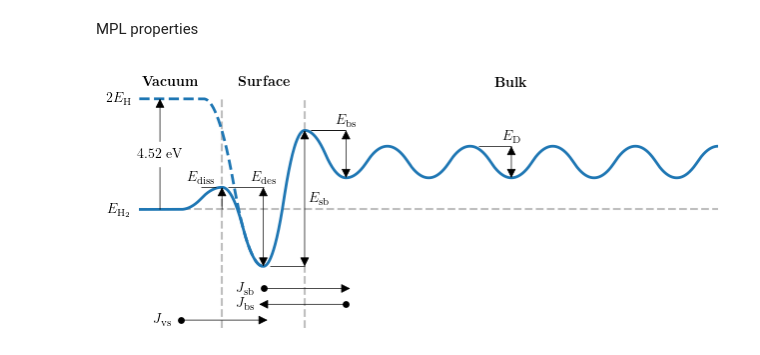
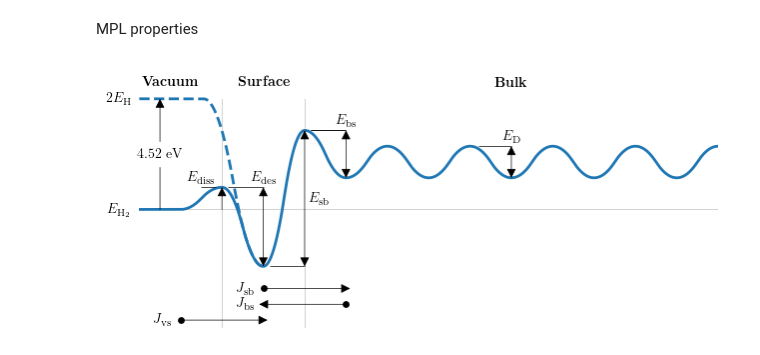
Before and after one commit to KulaginVladimir/FESTIM-SurfaceKinetics-Validation, a Jupyter notebook: Additional_figures/figures.ipynb, the cells around one changed output. Drawn from its saved outputs; the diff is of its cells as text; code cells hidden in the pictures.

Commit message:
changed dashed grey lines

```diff
--- a/Additional_figures/figures.ipynb
+++ b/Additional_figures/figures.ipynb
@@ -113,6 +113,17 @@ params = {
 plt.rcParams.update(params)
 
 mm2inch = 0.1 / 2.54
+
+font = {"color": "black", "fontsize": 10}
+text_kwargs = {"ha": "center", "va": "center"}
+
+arrowline_kwargs = {"ls": "solid", "color": "black", "lw": 0.5}
+greyline_kwargs = {
+    "ls": "solid",
+    "color": "lightgrey",
+    "lw": 0.75,
+    "zorder": 0,
+}
 # %%
 plt.figure(figsize=(190 * mm2inch, 85 * mm2inch))
 
@@ -139,14 +150,7 @@ with plt.style.context(matplotx.styles.dufte):
     plt.plot(sub_diagram.x, sub_diagram.y, color="tab:blue", lw=2, ls="dashed")
     plt.plot(main_diagram.x, main_diagram.y, color="tab:blue", lw=2)
 
-    main_diagram.add_line(
-        main_states[8],
-        dx_left=-0.2,
-        dx_right=1,
-        linestyles="solid",
-        color="black",
-        lw=0.5,
-    )
+    main_diagram.add_line(main_states[8], dx_left=-0.2, dx_right=1, **arrowline_kwargs)
     main_diagram.add_arrow(
         main_states[9],
         main_states[10],
@@ -159,9 +163,7 @@ with plt.style.context(matplotx.styles.dufte):
         main_states[main_states.index(first_solution_site) - 1],
         dx_left=-0.15,
         dx_right=1,
-        linestyles="solid",
-        color="black",
-        lw=0.5,
+        **arrowline_kwargs
     )
     main_diagram.add_arrow(
         first_solution_site,
@@ -172,12 +174,7 @@ with plt.style.context(matplotx.styles.dufte):
     )
 
     main_diagram.add_line(
-        adsorption_site,
-        dx_left=-0.15,
-        dx_right=1,
-        linestyles="solid",
-        color="black",
-        lw=0.5,
+        adsorption_site, dx_left=-0.15, dx_right=1, **arrowline_kwargs
     )
     main_diagram.add_arrow(
         main_states[main_states.index(first_solution_site) - 1],
@@ -191,9 +188,7 @@ with plt.style.context(matplotx.styles.dufte):
         main_states[main_states.index(first_solution_site) - 1],
         dx_left=-0.15,
         dx_right=1,
-        linestyles="solid",
-        color="black",
-        lw=0.5,
+        **arrowline_kwargs
     )
 
     main_diagram.add_arrow(
@@ -208,19 +203,11 @@ with plt.style.context(matplotx.styles.dufte):
         main_states[main_states.index(adsorption_site) - 1],
         dx_left=-0.15,
         dx_right=1,
-        linestyles="solid",
-        color="black",
-        lw=0.5,
+        **arrowline_kwargs
     )
 
     plt.plot(
-        [min(main_diagram.x), max(main_diagram.x)],
-        [-0.5, -0.5],
-        ls="dashed",
-        color="grey",
-        alpha=0.5,
-        zorder=0,
-        lw=1.5,
+        [min(main_diagram.x), max(main_diagram.x)], [-0.5, -0.5], **greyline_kwargs
     )
 
     plt.plot(
@@ -228,12 +215,17 @@ with plt.style.context(matplotx.styles.dufte):
             main_states.index(adsorption_site) - 1,
             main_states.index(adsorption_site) - 1,
         ],
-        [-5, 3],
-        ls="dashed",
-        color="grey",
-        alpha=0.5,
-        zorder=0,
-        lw=1.5,
+        [-5, -0.5],
+        **greyline_kwargs
+    )
+
+    plt.plot(
+        [
+            main_states.index(adsorption_site) - 1,
+            main_states.index(adsorption_site) - 1,
+        ],
+        [main_states[2].E, 3],
+        **greyline_kwargs
     )
 
     plt.plot(
@@ -242,11 +234,7 @@ with plt.style.context(matplotx.styles.dufte):
             main_states.index(first_solution_site) - 1,
         ],
         [-5, energies[main_states.index(first_solution_site) - 2]],
-        ls="dashed",
-        color="grey",
-        alpha=0.5,
-        zorder=0,
-        lw=1.5,
+        **greyline_kwargs
     )
 
     plt.plot(
@@ -255,11 +243,7 @@ with plt.style.context(matplotx.styles.dufte):
             main_states.index(first_solution_site) - 1,
         ],
         [energies[main_states.index(first_solution_site) - 1], 3],
-        ls="dashed",
-        color="grey",
-        alpha=0.5,
-        zorder=0,
-        lw=1.5,
+        **greyline_kwargs
     )
 
     plt.annotate(
@@ -286,9 +270,7 @@ with plt.style.context(matplotx.styles.dufte):
         + abs(main_states[1].E - main_states[2].E) / 2,
         xmin=main_states.index(adsorption_site) - 1.5,
         xmax=main_states.index(adsorption_site) - 1 - 0.15,
-        linestyles="solid",
-        color="black",
-        lw=0.5,
+        **arrowline_kwargs
     )
 
     plt.annotate(
@@ -298,38 +280,36 @@ with plt.style.context(matplotx.styles.dufte):
         arrowprops=dict(arrowstyle="<|-", color="black", lw=0.5, shrinkA=0, shrinkB=0),
     )
 
     plt.text(
         x=0.5,
         y=2.5 / 2,
         s=r"4.52 eV",
         va="center",
         ha="center",
         color="black",
         fontsize=10,
         backgroundcolor="white",
     )
 
-    font = {"color": "black", "fontsize": 10}
-    kwargs = {"ha": "center", "va": "center"}
-    plt.text(x=0.75, y=3.5, s=r"\bf{Vacuum}", fontdict=font, **kwargs)
+    plt.text(x=0.75, y=3.5, s=r"\bf{Vacuum}", fontdict=font, **text_kwargs)
 
-    plt.text(x=3, y=3.5, s=r"\bf{Surface}", fontdict=font, **kwargs)
+    plt.text(x=3, y=3.5, s=r"\bf{Surface}", fontdict=font, **text_kwargs)
 
-    plt.text(x=9, y=3.5, s=r"\bf{Bulk}", fontdict=font, **kwargs)
+    plt.text(x=9, y=3.5, s=r"\bf{Bulk}", fontdict=font, **text_kwargs)
 
-    plt.text(x=-0.5, y=-0.5, s=r"$E_{\mathrm{H}_2}$", fontdict=font, **kwargs)
+    plt.text(x=-0.5, y=-0.5, s=r"$E_{\mathrm{H}_2}$", fontdict=font, **text_kwargs)
 
-    plt.text(x=-0.5, y=3, s=r"$2E_{\mathrm{H}}$", fontdict=font, **kwargs)
+    plt.text(x=-0.5, y=3, s=r"$2E_{\mathrm{H}}$", fontdict=font, **text_kwargs)
 
     add_transition(1, 3, -4.0, r"$J_\mathrm{vs}$", "right")
     add_transition(5, 3, -3.5, r"$J_\mathrm{bs}$", "left")
     add_transition(3, 5, -3.0, r"$J_\mathrm{sb}$", "right")
 
     plt.ylim(-4.25, 3.9)
     plt.xticks([])
     plt.yticks([])
 
     # plt.savefig("potential_diagram.pdf", dpi=1000, bbox_inches="tight", pad_inches=0.05)
     plt.show()
 # %% [output]
-[figure, old version]
+[figure, new version]
```
